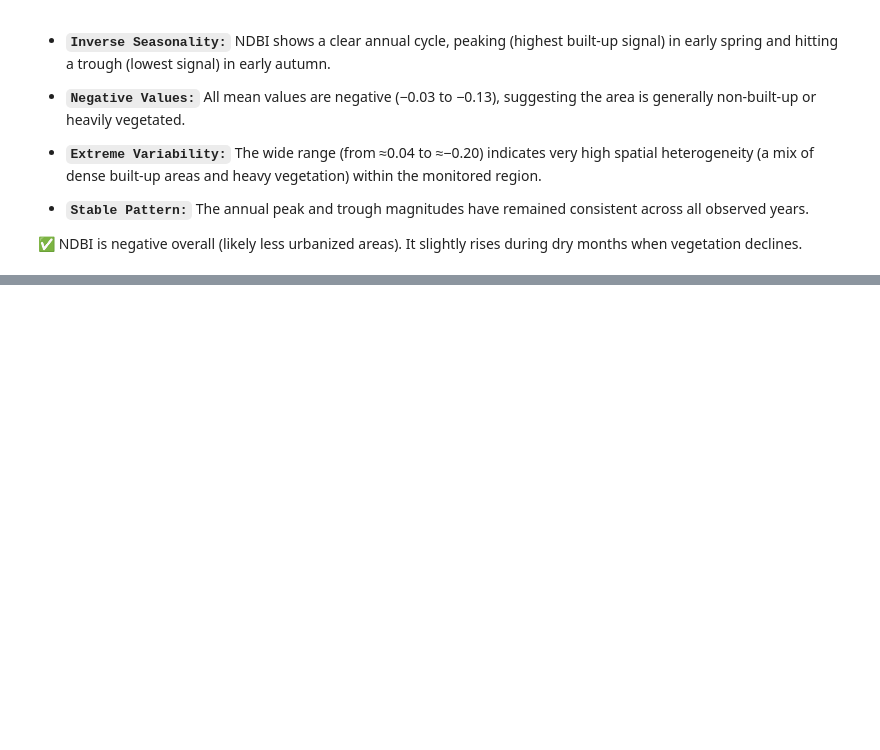
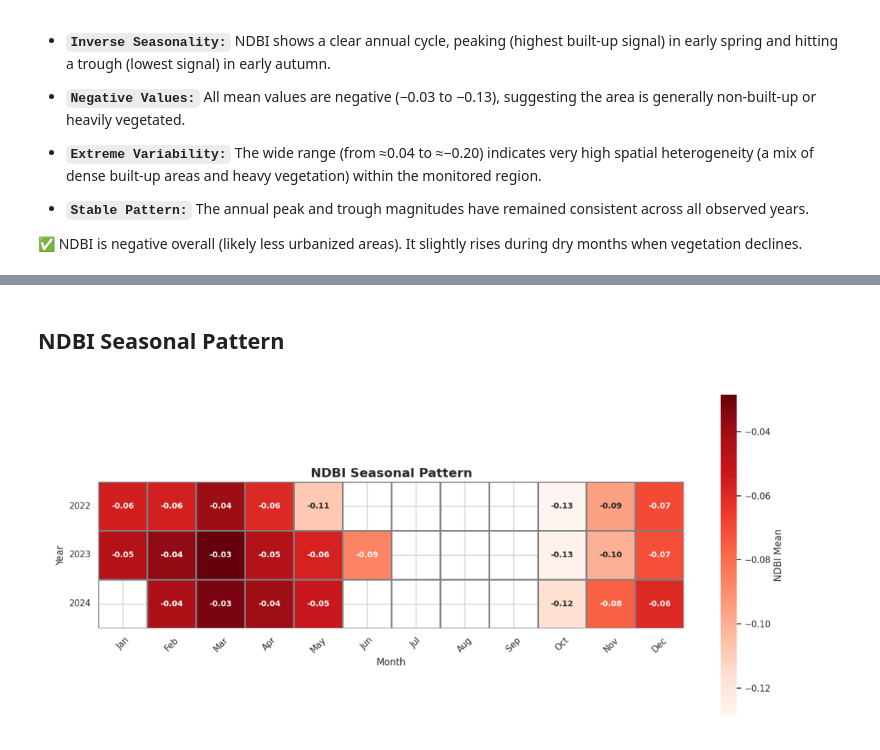
Before and after one commit to SiddhuShkya/Mach24-Orbital-Project, a Jupyter notebook: notebooks/Data-Analysis/Normalized-Difference-Builtup-Index.ipynb, the cells around one changed output, grey strips where cells are left out. Drawn from its saved outputs; the diff is of its cells as text; code cells hidden in the pictures; blank space fills up the shorter version.

```diff
--- a/notebooks/Data-Analysis/Normalized-Difference-Builtup-Index.ipynb
+++ b/notebooks/Data-Analysis/Normalized-Difference-Builtup-Index.ipynb
@@ -42,0 +70,10 @@ plt.show()
+# %% [markdown]
+## NDBI Seasonal Pattern
+# %%
+img = imread(SEASONAL_PATTERN_FILE)
+plt.figure(figsize=(14, 6))
+plt.imshow(img)
+plt.axis("off")
+plt.show()
+# %% [output]
+[figure, added]
```
Also changed, not shown: parts of 17 cells of this notebook, 3 other files.
